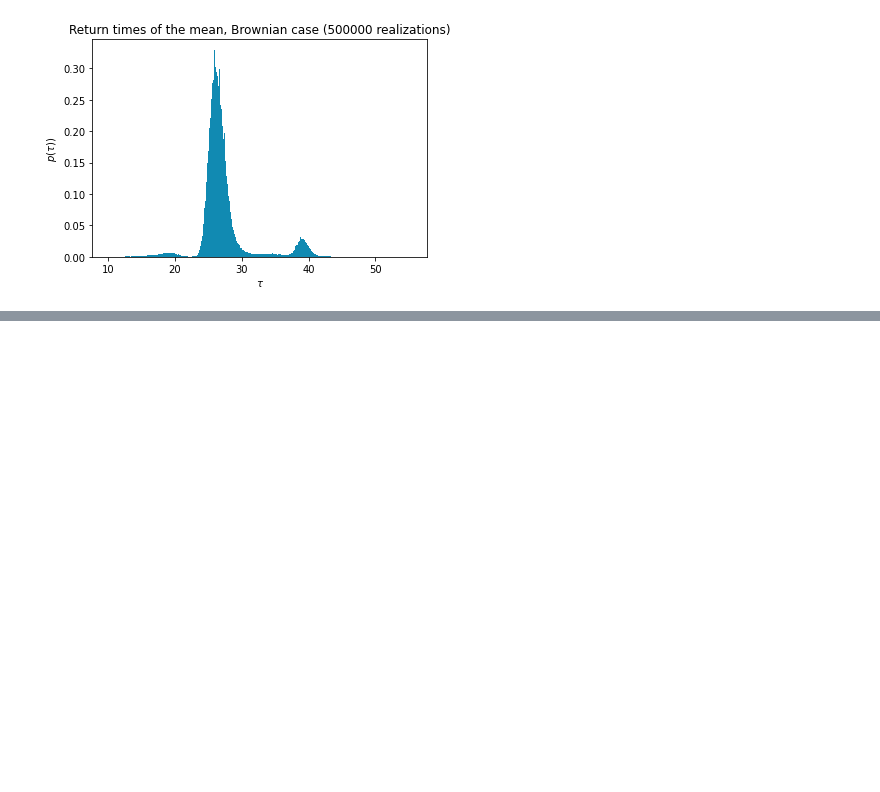
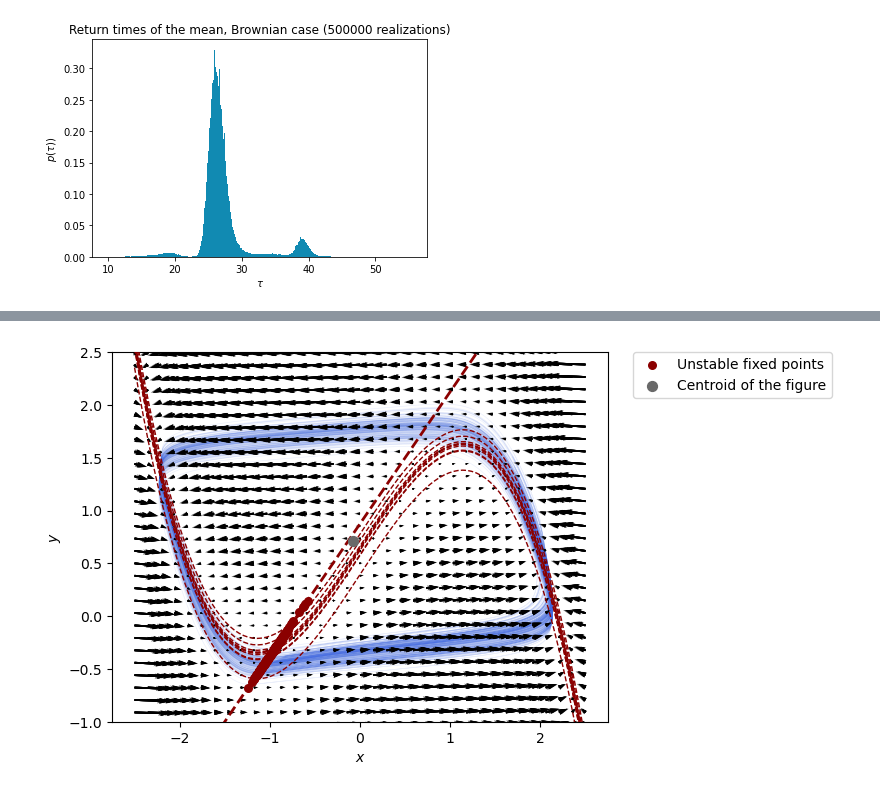
Before and after one commit to giorgionicoletti/OscillationsFH, a Jupyter notebook: notebooks/ReturnTimes.ipynb, the cells around one changed output, grey strips where cells are left out. Drawn from its saved outputs; the diff is of its cells as text; code cells hidden in the pictures; blank space fills up the shorter version.

```diff
--- a/notebooks/ReturnTimes.ipynb
+++ b/notebooks/ReturnTimes.ipynb
@@ -207,0 +223,39 @@ plt.show()
+# %%
+argsQ = [(mu, muHat, delta, IQ[i], epsilon, alpha, beta, gamma) for i in range(N)]
+
+xy_Unst_Q_real = []
+
+for i in range(N):
+    idx_real = np.all(np.isreal(xy_Unst_Q[i, :, :]), axis = 1)
+    if np.sum(idx_real) > 1:
+        print(idx_real)
+    if np.any(idx_real):
+        xy_Unst_Q_real.append(np.real(xy_Unst_Q[i, idx_real, :][0]))
+
+xy_Unst_Q_real = np.array(xy_Unst_Q_real)
+# %%
+xspace, yspace = np.meshgrid(np.linspace(-2.5,2.5,35), np.linspace(-1.5,2.5,35))
+
+xx = np.linspace(-2.5, 2.5, 100)
+yy = np.linspace(-2.5, 2.5, 100)
+
+for i in range(10):
+    plt.quiver(xspace, yspace, *model.equations((xspace, yspace), *argsQ[i]), color='k', alpha=0.6, scale = 50, width = 0.0035)
+    plt.plot(xx, ((mu + epsilon)*xx + delta*xx**3 + IQ[i])/muHat, color='darkred', alpha=1, lw = 1, zorder = 10, ls = '--')
+
+plt.plot(xx, (xx + gamma)/beta, color='darkred', alpha=1, lw = 2, zorder = 10, ls = '--')
+
+plt.scatter(*xy_Unst_Q_real.T, color='darkred', alpha=1, s = 30, zorder = 15, label = 'Unstable fixed points')
+
+plt.xlabel(r'$x$')
+plt.ylabel(r'$y$')
+plt.ylim(-1, 2.5)
+
+plt.plot(x_QR[-5000:], y_QR[-5000:], color='royalblue', alpha=0.1, lw = 0.5, zorder = -1)
+
+plt.scatter(xCenter_Q, yCenter_Q, color='dimgray', alpha=1, s = 50, zorder = 10, label = "Centroid of the figure")
+
+plt.legend(bbox_to_anchor=(1.05, 1), loc='upper left', borderaxespad=0.)
+plt.show()
+# %% [output]
+[figure, added]
```
Also changed, not shown: parts of 24 cells of this notebook, 2 other files.
